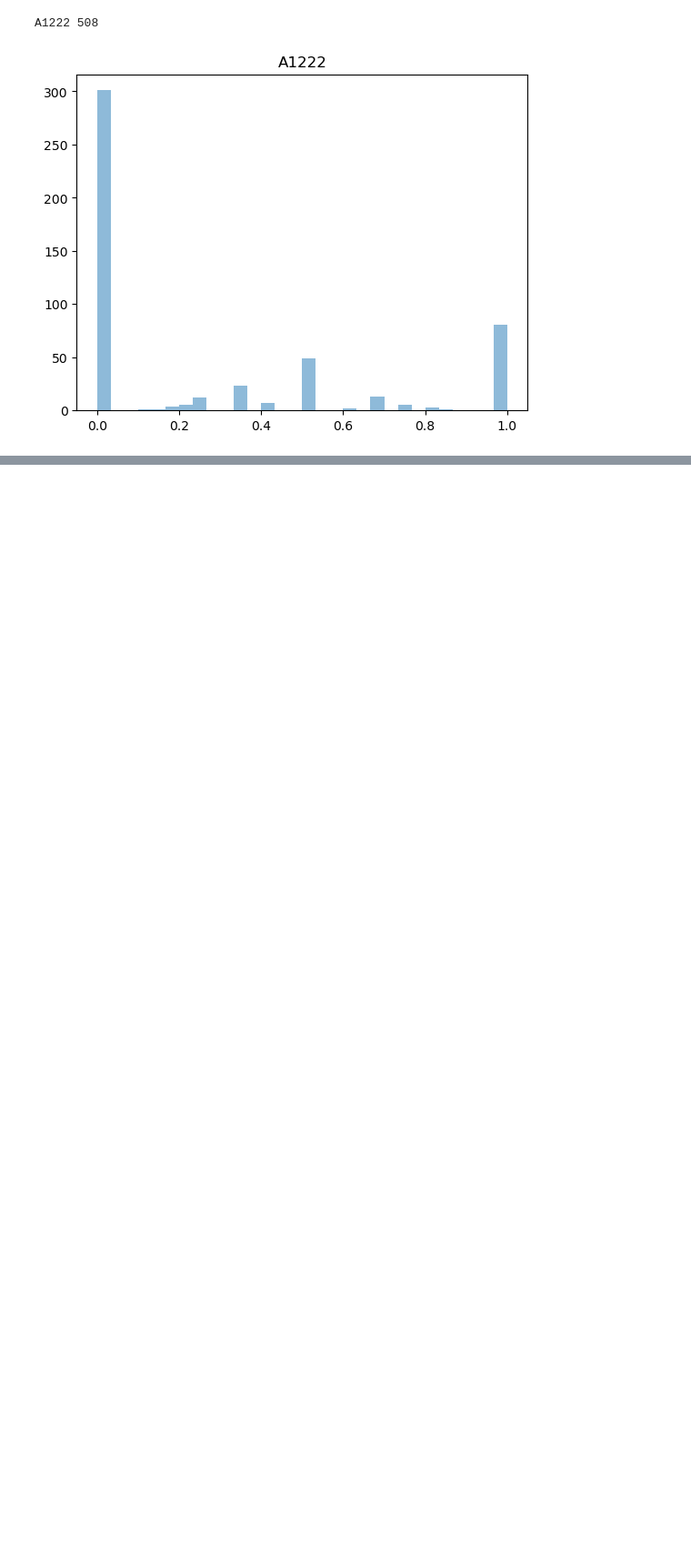
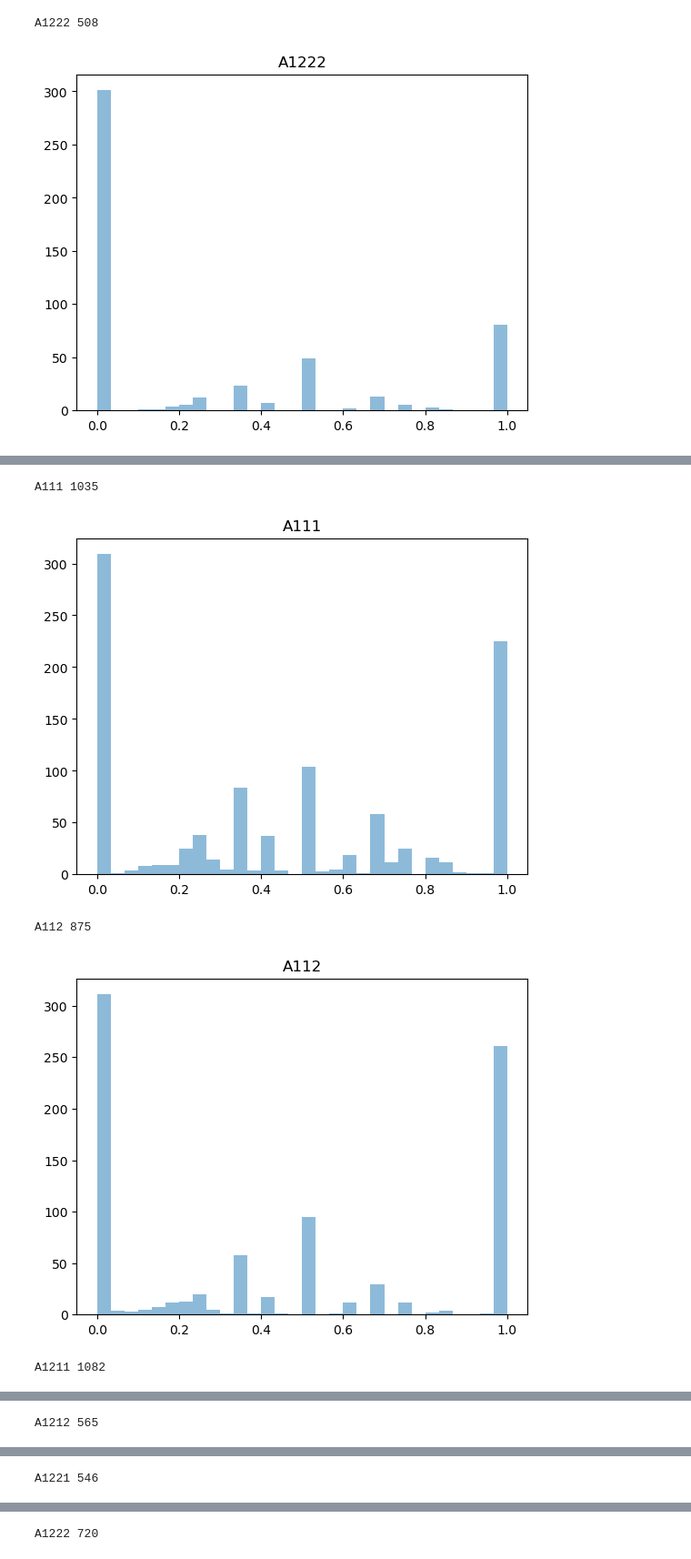
Before and after one commit to nissimranade/Multinomial_EM, a Jupyter notebook: notebooks/tumor_specific_variant_analysis.ipynb, the cells around one changed output, grey strips where cells are left out. Shown at 91% size. Drawn from its saved outputs; the diff is of its cells as text; code cells hidden in the pictures; blank space fills up the shorter version.

```diff
--- a/notebooks/tumor_specific_variant_analysis.ipynb
+++ b/notebooks/tumor_specific_variant_analysis.ipynb
@@ -374,10 +374,13 @@ well_covered["variant_frequency"].hist(bins=50)
 # %%
 unique_positions = well_covered[["chrom", "pos"]].drop_duplicates().values.tolist()
 vaf_list = []
-for t in tumor_clones:
+row_list = []
+for t in A_dict.keys():
     # Get variant data for this tumor clone
     tumor_clone_info = tumor_variants_real[tumor_variants_real["cell_id"].isin(A_dict[t]["cells"])]
     vaf_spread = []
+    var_count = 0
+    tot_count = 0
     for p in unique_positions:
         try:
             # Get all observations of this variant position across cells in this clone
@@ -385,10 +388,26 @@ for t in tumor_clones:
             r_count = df["ref_count"].sum()
             a_count = df["alt_count"].sum()
             tot = df["total_count"].sum()
+            var_count += a_count
+            tot_count += tot
+
             if tot > 0:  # Avoid division by zero
                 vaf = a_count / tot
                 vaf_spread.append(vaf)
         except:
             continue
+    row_list.append({"tumor_clone": t, "var_count": var_count, "tot_count": tot_count, "vaf": var_count/tot_count})
 
     vaf_list.append(vaf_spread)
+# %%
+for l, v in zip(tumor_clones, vaf_list):
+    print(l, len(v))
+    plt.hist(v, bins=30, alpha=0.5, label=l)
+    plt.title(l)
+    plt.show()
+# %% [output]
+A111 1035
+[figure, added]
+A112 875
+[figure, added]
+A1211 1082
@@ -394,0 +415 @@ for t in tumor_clones:
+A1212 565
@@ -394,0 +417 @@ for t in tumor_clones:
+A1221 546
@@ -394,0 +419 @@ for t in tumor_clones:
+A1222 720
```
Also changed, not shown: parts of 5 cells of this notebook.
